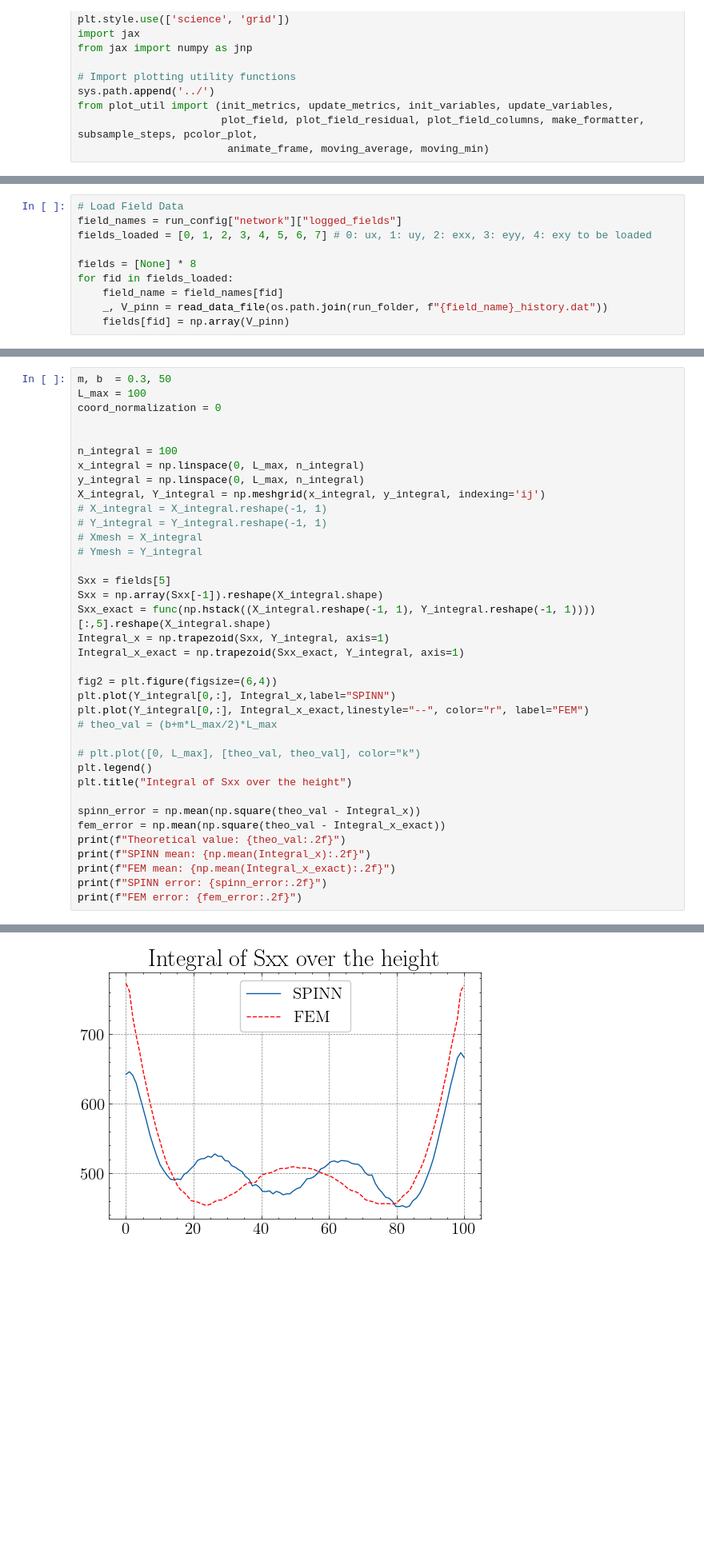
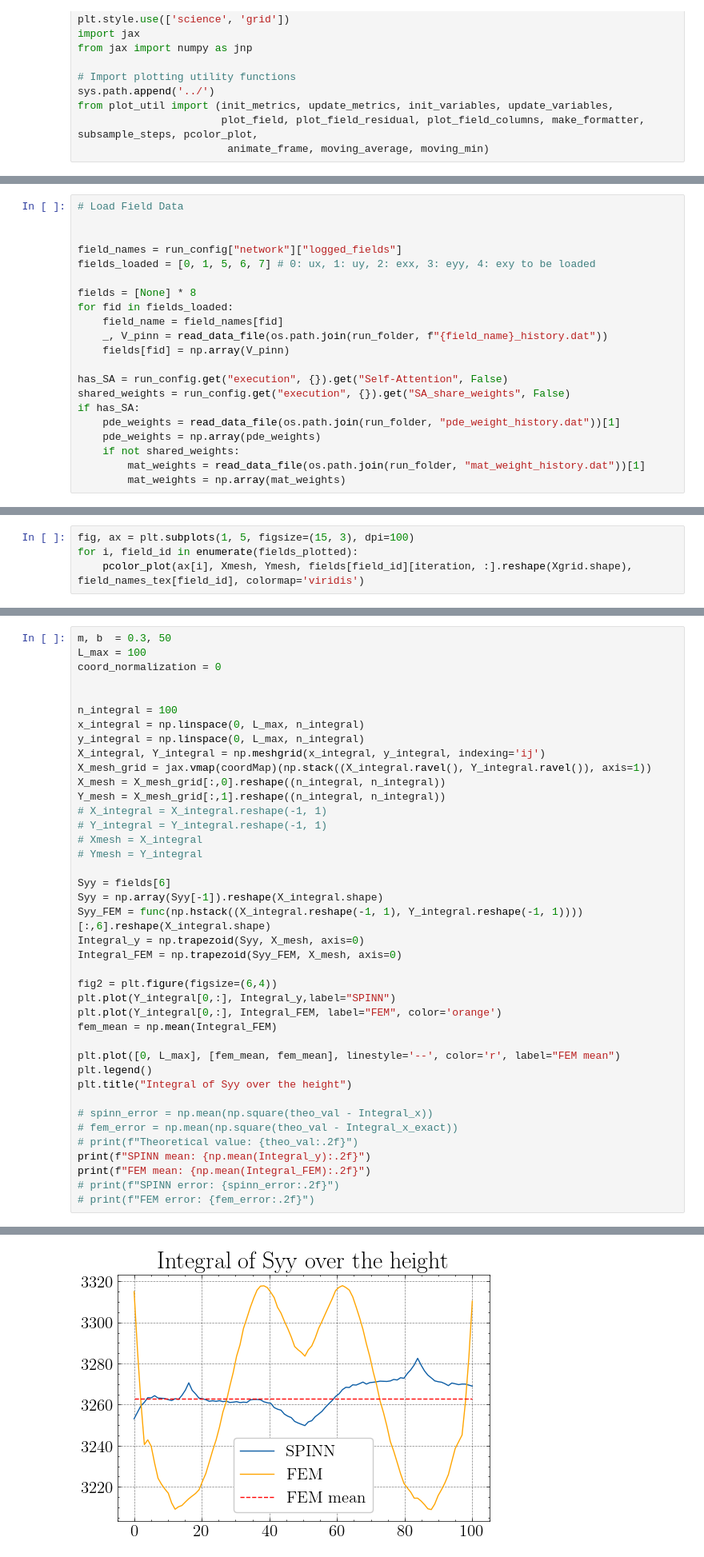
Before and after one commit to bonneted/PINN-MT2.0, a Jupyter notebook: 4_deep_notched/0_forward/plot_forward.ipynb, the cells around one changed output, grey strips where cells are left out. Shown at 80% size. Cells and saved outputs as stored; diff of their text form; blank space fills up the shorter version.

```diff
--- a/4_deep_notched/0_forward/plot_forward.ipynb
+++ b/4_deep_notched/0_forward/plot_forward.ipynb
@@ -124,13 +129,24 @@ plt.show()
 # %%
 # Load Field Data
+
+
 field_names = run_config["network"]["logged_fields"]
-fields_loaded = [0, 1, 2, 3, 4, 5, 6, 7] # 0: ux, 1: uy, 2: exx, 3: eyy, 4: exy to be loaded
+fields_loaded = [0, 1, 5, 6, 7] # 0: ux, 1: uy, 2: exx, 3: eyy, 4: exy to be loaded
 
 fields = [None] * 8
 for fid in fields_loaded:
     field_name = field_names[fid]
     _, V_pinn = read_data_file(os.path.join(run_folder, f"{field_name}_history.dat"))
     fields[fid] = np.array(V_pinn)
+
+has_SA = run_config.get("execution", {}).get("Self-Attention", False)
+shared_weights = run_config.get("execution", {}).get("SA_share_weights", False)
+if has_SA:
+    pde_weights = read_data_file(os.path.join(run_folder, "pde_weight_history.dat"))[1]
+    pde_weights = np.array(pde_weights)
+    if not shared_weights:
+        mat_weights = read_data_file(os.path.join(run_folder, "mat_weight_history.dat"))[1]
+        mat_weights = np.array(mat_weights)
 # %%
 import matplotlib.colors as mcolors
 import matplotlib.transforms as mtransforms
@@ -344,0 +407,4 @@ Fig width: 18.0, set it to 6.00 < 6.34 (A4 with margins) in latex to have a prin
+# %%
+fig, ax = plt.subplots(1, 5, figsize=(15, 3), dpi=100)
+for i, field_id in enumerate(fields_plotted):
+    pcolor_plot(ax[i], Xmesh, Ymesh, fields[field_id][iteration, :].reshape(Xgrid.shape), field_names_tex[field_id], colormap='viridis')
@@ -356,31 +575,34 @@ n_integral = 100
 x_integral = np.linspace(0, L_max, n_integral)
 y_integral = np.linspace(0, L_max, n_integral)
 X_integral, Y_integral = np.meshgrid(x_integral, y_integral, indexing='ij')
+X_mesh_grid = jax.vmap(coordMap)(np.stack((X_integral.ravel(), Y_integral.ravel()), axis=1))
+X_mesh = X_mesh_grid[:,0].reshape((n_integral, n_integral))
+Y_mesh = X_mesh_grid[:,1].reshape((n_integral, n_integral))
 # X_integral = X_integral.reshape(-1, 1)
 # Y_integral = Y_integral.reshape(-1, 1)
 # Xmesh = X_integral
 # Ymesh = Y_integral
 
-Sxx = fields[5]
-Sxx = np.array(Sxx[-1]).reshape(X_integral.shape)
-Sxx_exact = func(np.hstack((X_integral.reshape(-1, 1), Y_integral.reshape(-1, 1))))[:,5].reshape(X_integral.shape)
-Integral_x = np.trapezoid(Sxx, Y_integral, axis=1)
-Integral_x_exact = np.trapezoid(Sxx_exact, Y_integral, axis=1)
+Syy = fields[6]
+Syy = np.array(Syy[-1]).reshape(X_integral.shape)
+Syy_FEM = func(np.hstack((X_integral.reshape(-1, 1), Y_integral.reshape(-1, 1))))[:,6].reshape(X_integral.shape)
+Integral_y = np.trapezoid(Syy, X_mesh, axis=0)
+Integral_FEM = np.trapezoid(Syy_FEM, X_mesh, axis=0)
 
 fig2 = plt.figure(figsize=(6,4))
-plt.plot(Y_integral[0,:], Integral_x,label="SPINN")
-plt.plot(Y_integral[0,:], Integral_x_exact,linestyle="--", color="r", label="FEM")
-# theo_val = (b+m*L_max/2)*L_max
+plt.plot(Y_integral[0,:], Integral_y,label="SPINN")
+plt.plot(Y_integral[0,:], Integral_FEM, label="FEM", color='orange')
+fem_mean = np.mean(Integral_FEM)
 
-# plt.plot([0, L_max], [theo_val, theo_val], color="k")
+plt.plot([0, L_max], [fem_mean, fem_mean], linestyle='--', color='r', label="FEM mean")
 plt.legend()
-plt.title("Integral of Sxx over the height")
+plt.title("Integral of Syy over the height")
 
-spinn_error = np.mean(np.square(theo_val - Integral_x))
-fem_error = np.mean(np.square(theo_val - Integral_x_exact))
-print(f"Theoretical value: {theo_val:.2f}")
-print(f"SPINN mean: {np.mean(Integral_x):.2f}")
-print(f"FEM mean: {np.mean(Integral_x_exact):.2f}")
-print(f"SPINN error: {spinn_error:.2f}")
-print(f"FEM error: {fem_error:.2f}")
+# spinn_error = np.mean(np.square(theo_val - Integral_x))
+# fem_error = np.mean(np.square(theo_val - Integral_x_exact))
+# print(f"Theoretical value: {theo_val:.2f}")
+print(f"SPINN mean: {np.mean(Integral_y):.2f}")
+print(f"FEM mean: {np.mean(Integral_FEM):.2f}")
+# print(f"SPINN error: {spinn_error:.2f}")
+# print(f"FEM error: {fem_error:.2f}")
 # %% [output]
@@ -392,2 +611,2 @@ FEM error: 35760990.69
-[figure, old version]
+[figure, new version]
 # %%
```
Also changed, not shown: parts of 12 cells of this notebook, 18 other files.
